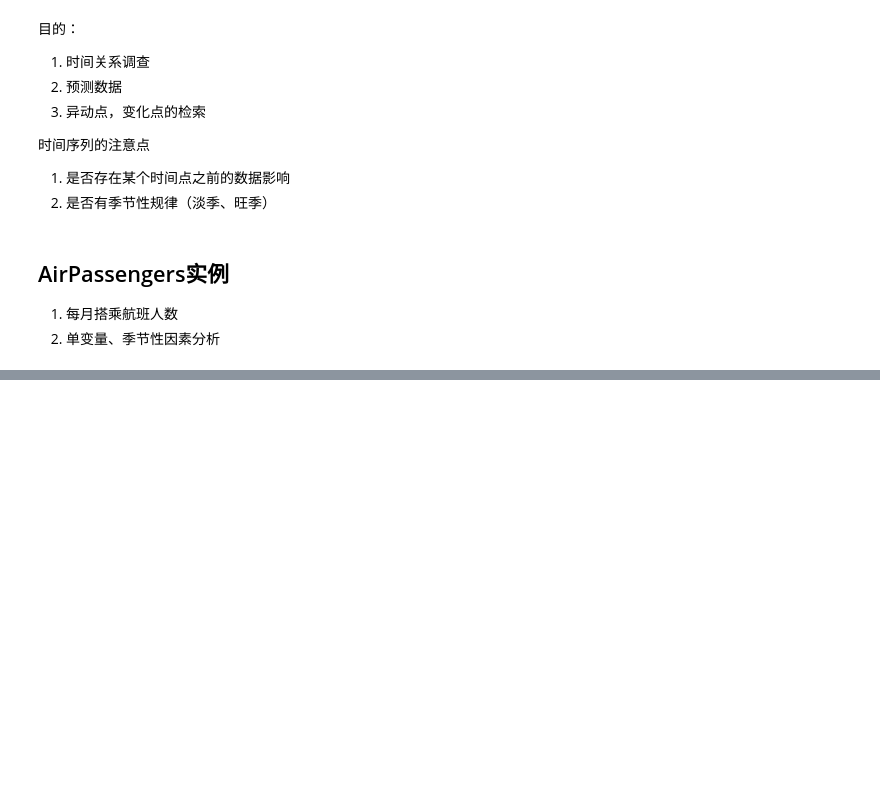
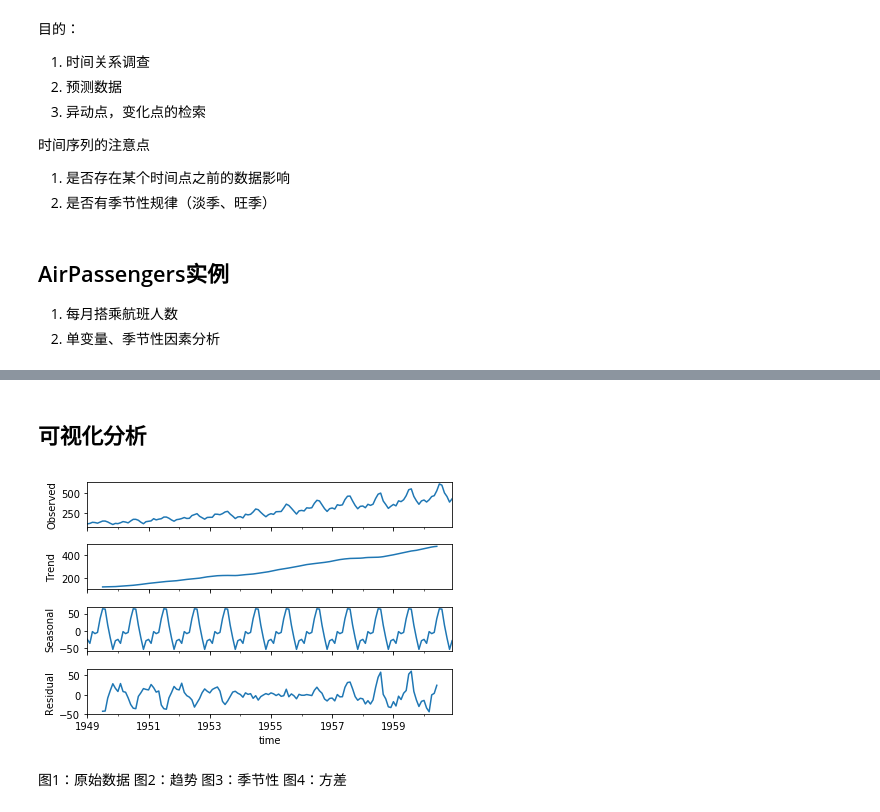
Before and after one commit to rockchen26sh/Data_Analysis, a Jupyter notebook: 时间序列笔记.ipynb, the cells around one changed output, grey strips where cells are left out. Drawn from its saved outputs; the diff is of its cells as text; code cells hidden in the pictures; blank space fills up the shorter version.

```diff
--- a/时间序列笔记.ipynb
+++ b/时间序列笔记.ipynb
@@ -637,0 +643,3 @@ df = pd.read_csv('AirPassengers.csv',index_col=0,parse_dates=[0])#载入数据
+# %%
+temp1 = df.time.astype(int)
+temp2 = (df.time % 1 / (1.0/12.0) + 1)
@@ -637,0 +657,6 @@ df = pd.read_csv('AirPassengers.csv',index_col=0,parse_dates=[0])#载入数据
+# %%
+df.time = [str(x) + '-' + str(int(round(y))) for x,y in zip(temp1,temp2)]
+# %%
+df.time = pd.to_datetime(df.time)
+df.index = df.time
+df = df.drop('time',axis = 1)
@@ -637,0 +673,13 @@ df = pd.read_csv('AirPassengers.csv',index_col=0,parse_dates=[0])#载入数据
+# %% [markdown]
+## 可视化分析
+# %%
+res = sm.tsa.seasonal_decompose(df)
+# %%
+fig = res.plot()
+# %% [output]
+[figure, added]
+# %% [markdown]
+图1：原始数据
+图2：趋势
+图3：季节性
+图4：方差
```
Also changed, not shown: parts of 30 cells of this notebook.
